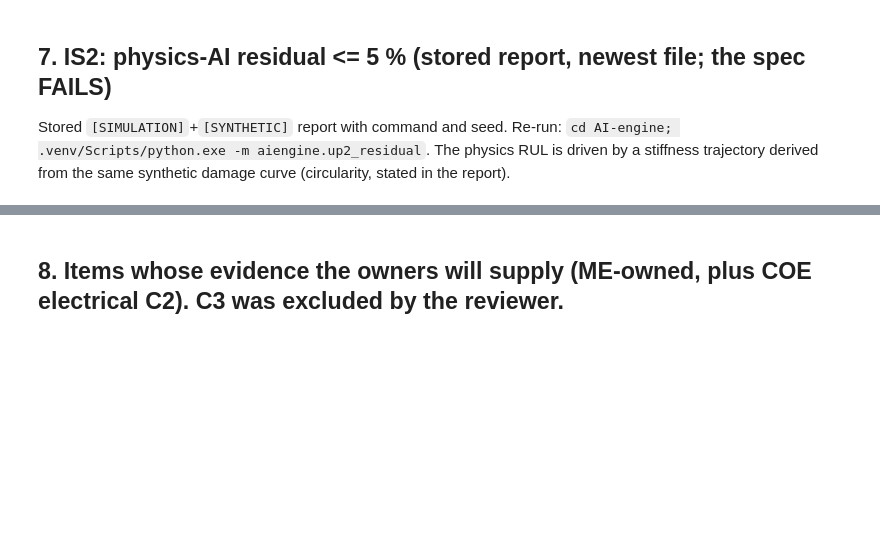
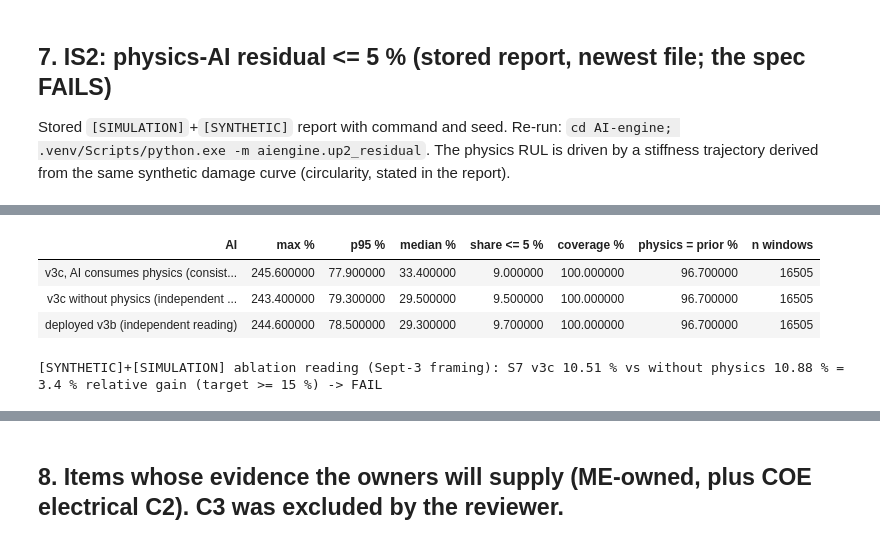
Before and after one commit to amussab/Digital-Twin-Senior-Proj, a Jupyter notebook: AI-engine/notebooks/UP2_Evidence.ipynb, the cells around one changed output, grey strips where cells are left out. Cells and saved outputs as stored; diff of their text form; code cells hidden in the pictures; blank space fills up the shorter version.

```diff
--- a/AI-engine/notebooks/UP2_Evidence.ipynb
+++ b/AI-engine/notebooks/UP2_Evidence.ipynb
@@ -435,0 +461,23 @@ Metric: `residual = |RUL_physics - RUL_AI| / RUL_AI` per window, hours, faulted
+# %%
+if UC:
+    i2 = UC["is2"]; ab = UC["ablation"]
+    rows = []
+    for k, lab in (("v3c", "v3c, AI consumes physics (consistency reading)"), ("ablation", "v3c without physics (independent reading)"), ("v3b", "deployed v3b (independent reading)")):
+        r = i2[k]["residual"]
+        rows.append({"AI": lab, "max %": 100 * r["max"], "p95 %": 100 * r["p95"], "median %": 100 * r["median"], "share <= 5 % ": 100 * r["share_le_5pct"] if "share_le_5pct" in r else 100 * r.get("frac_le_5pct", float("nan")),
+                     "coverage %": 100 * i2[k]["coverage"], "physics = prior %": 100 * i2[k]["share_physics_is_prior"], "n windows": r["n"]})
+    display(pd.DataFrame(rows).round(1).style.hide(axis="index"))
+    print(f"[SYNTHETIC]+[SIMULATION] ablation reading (Sept-3 framing): S7 v3c {ab['S7_v3c']:.2f} % vs without physics {ab['S7_ablation']:.2f} % = {100*ab['relative_improvement_vs_ablation']:.1f} % relative gain (target >= 15 %) -> {ab['verdict']}")
+    rv = i2["v3c"]["residual"]; ro = i2["v3b"]["residual"]
+    U.record("IS2", status="NOT MET [SIMULATION]",
+             value=f"literal max residual: independent {100*ro['max']:.1f} % (p95 {100*ro['p95']:.1f}, median {100*ro['median']:.1f}); v3c consistency {100*rv['max']:.1f} % (p95 {100*rv['p95']:.1f}, median {100*rv['median']:.1f}); ablation reading {100*ab['relative_improvement_vs_ablation']:.1f} % relative S7 gain",
+             target="max <= 5 % (or Sept-3 ablation: >= 15 % relative gain)", rank=6, achievable=9,
+             note="NOT MET under every reading. v3c is a research artifact (not deployed, not in C#). Physics coverage 100 % only through a physics PRIOR (96.7 % of windows), not through identification. Decision for team/coach: IS2 wording needs renegotiation.",
+             step="Team/coach decision on the IS2 definition (e.g. p95/median consistency band or the ablation criterion); rig data for an independent physics estimate",
+             prov="[SYNTHETIC] synth_v3_test3 + [SIMULATION] FE twin (assumed geometry)", source=U.stamp(up2c_p) + "; " + U.stamp(res_p))
+# %% [output]
+| AI | max % | p95 % | median % | share <= 5 % | coverage % | physics = prior % | n windows |
+| v3c, AI consumes physics (consist... | 245.600000 | 77.900000 | 33.400000 | 9.000000 | 100.000000 | 96.700000 | 16505 |
+| v3c without physics (independent ... | 243.400000 | 79.300000 | 29.500000 | 9.500000 | 100.000000 | 96.700000 | 16505 |
+| deployed v3b (independent reading) | 244.600000 | 78.500000 | 29.300000 | 9.700000 | 100.000000 | 96.700000 | 16505 |
+[SYNTHETIC]+[SIMULATION] ablation reading (Sept-3 framing): S7 v3c 10.51 % vs without physics 10.88 % = 3.4 % relative gain (target >= 15 %) -> FAIL
```
Also changed, not shown: parts of 19 cells of this notebook, 4 other files.
